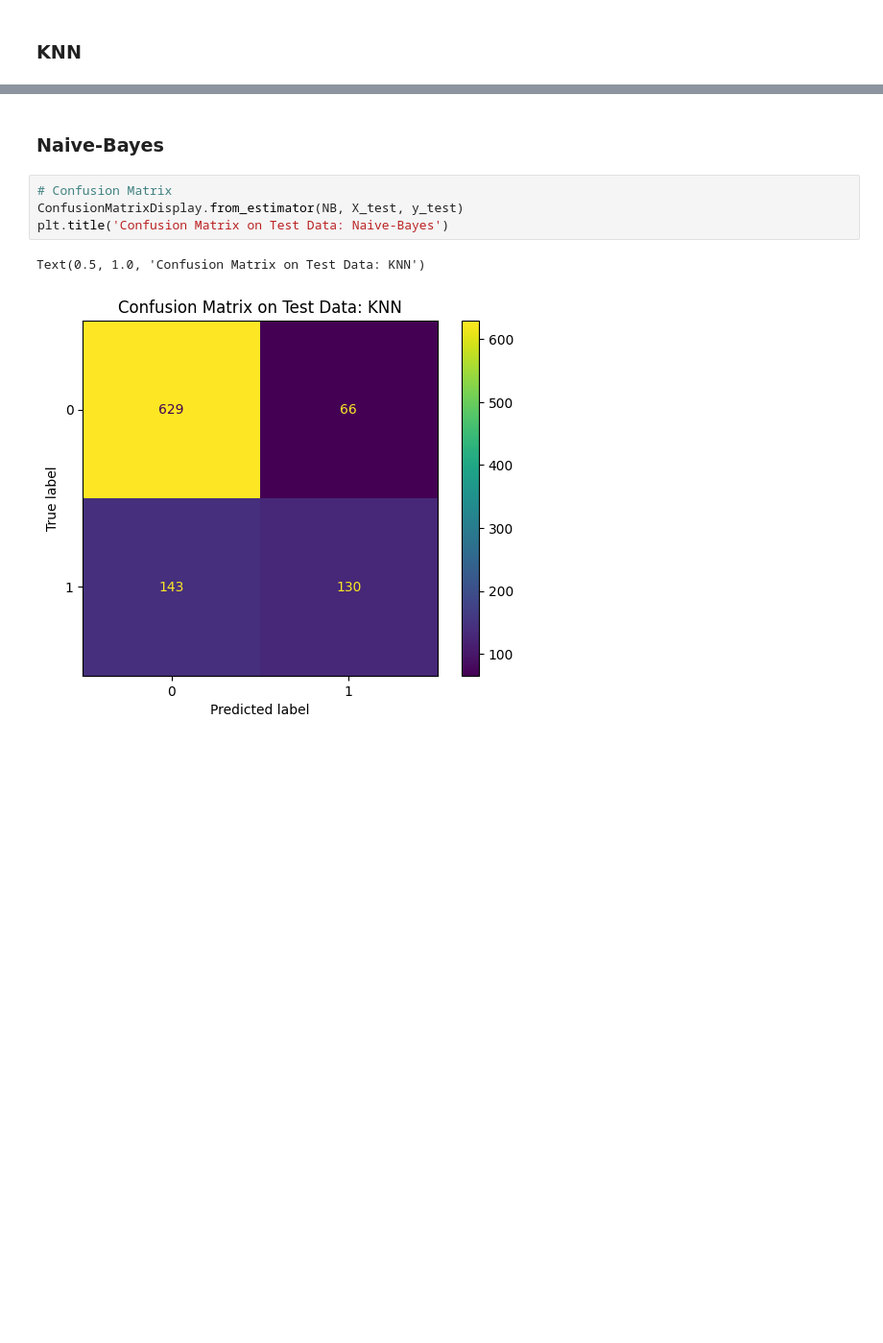
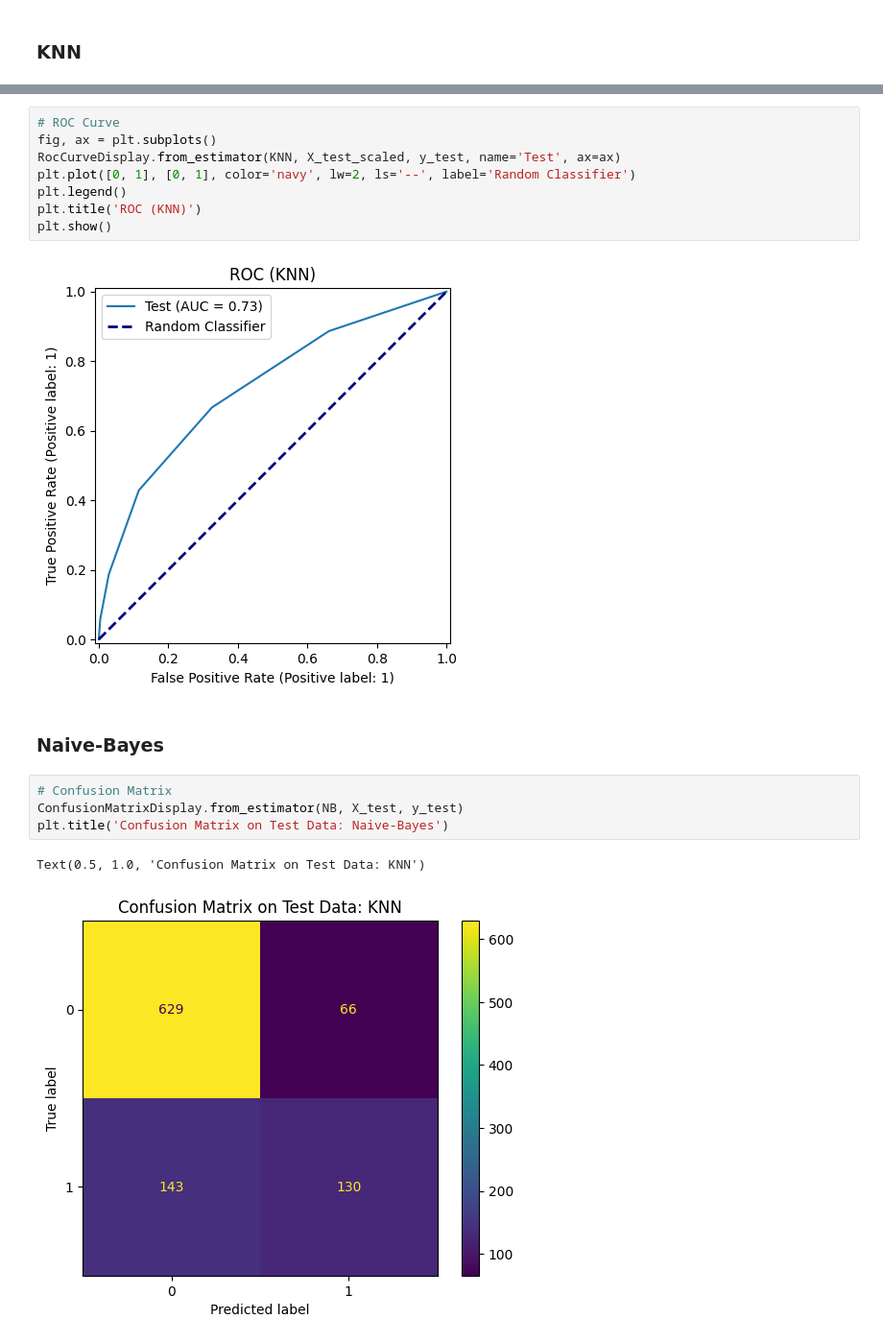
Before and after one commit to jiroamato/Stock-Trend-Prediction-With-NLP, a Jupyter notebook: notebooks/2-NLP-Preprocessing-Modelling.ipynb, the cells around one changed output, grey strips where cells are left out. Shown at 96% size. Drawn from its saved outputs; the diff is of its cells as text; blank space fills up the shorter version.

```diff
--- a/notebooks/2-NLP-Preprocessing-Modelling.ipynb
+++ b/notebooks/2-NLP-Preprocessing-Modelling.ipynb
@@ -1131,3 +1158,13 @@ weighted avg       0.72      0.74      0.69       968
+# %%
+# ROC Curve
+fig, ax = plt.subplots()
+RocCurveDisplay.from_estimator(KNN, X_test_scaled, y_test, name='Test', ax=ax)
+plt.plot([0, 1], [0, 1], color='navy', lw=2, ls='--', label='Random Classifier')
+plt.legend()
+plt.title('ROC (KNN)')
+plt.show()
+# %% [output]
+[figure, added]
 # %% [markdown]
 ### Naive-Bayes
 # %%
```
Also changed, not shown: parts of 7 cells of this notebook.
